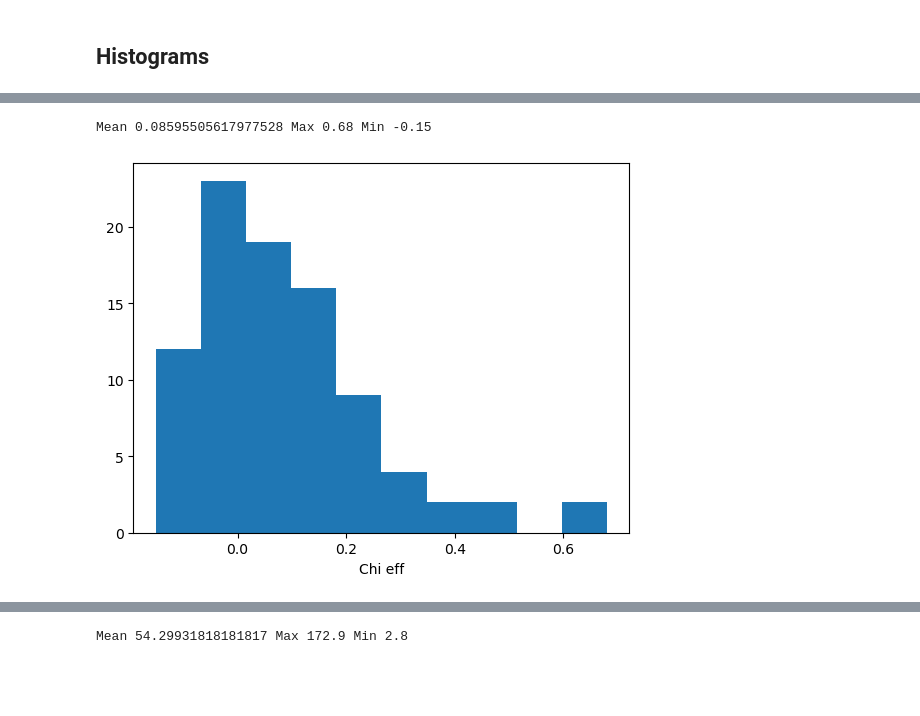
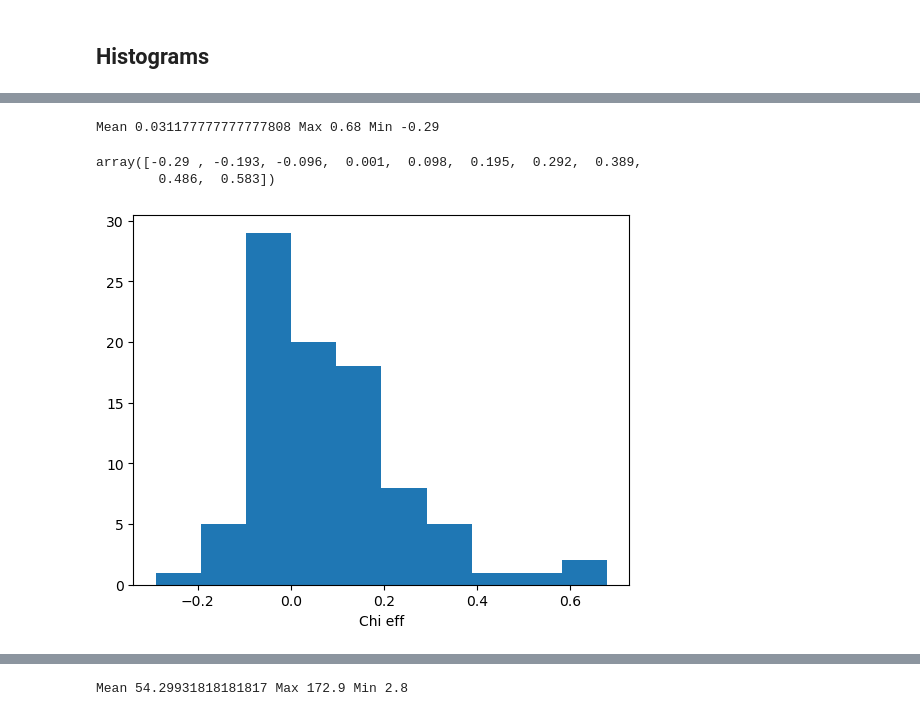
Before and after one commit to Sareva00/LIGO-project, a Jupyter notebook: properties.ipynb, the cells around one changed output, grey strips where cells are left out. Cells and saved outputs as stored; diff of their text form; code cells hidden in the pictures; blank space fills up the shorter version.

```diff
--- a/properties.ipynb
+++ b/properties.ipynb
@@ -132,15 +132,21 @@ Mean 2107.5280898876404 Max 8280.0 Min 40.0
 # %%
-plt.hist(prop["chi_eff"])
-plt.xlabel("Chi eff")
+counts, bins = np.histogram(prop["chi_eff"])
+plt.stairs(counts, bins, fill = True)
+bins= np.delete(bins, 10)
 
-mean = np.mean(prop["chi_eff"])
+
+mean = np.average(bins, weights= counts)
 max = np.max(prop["chi_eff"])
 min = np.min (prop["chi_eff"])
 
 print("Mean" , mean, "Max", max, "Min",min)
+plt.xlabel("Chi eff")
+bins
 # %% [output]
-Mean 0.08595505617977528 Max 0.68 Min -0.15
+Mean 0.031177777777777808 Max 0.68 Min -0.29
+array([-0.29 , -0.193, -0.096,  0.001,  0.098,  0.195,  0.292,  0.389,
+        0.486,  0.583])
-[figure, old version]
+[figure, new version]
 # %%
 plt.hist(prop["chirp_mass"])
 plt.xlabel("Chirp Mass [$M_\odot$]")
```
Also changed, not shown: parts of 9 cells of this notebook, 1 other file.
